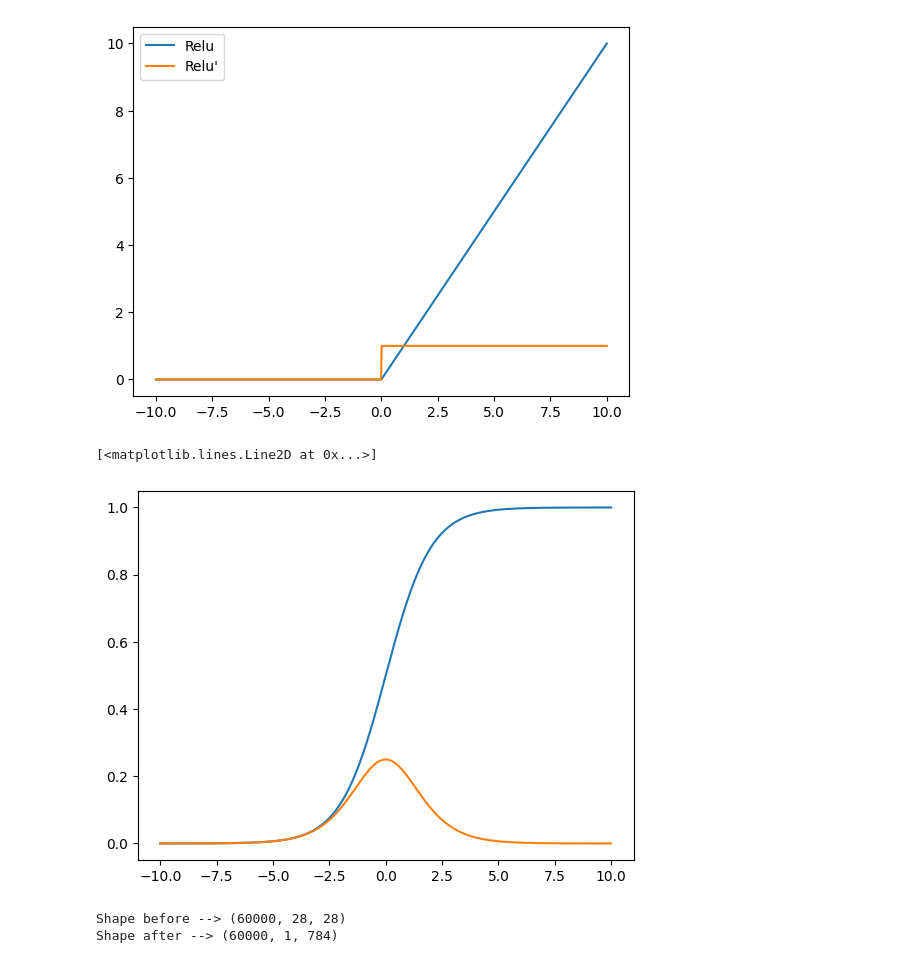
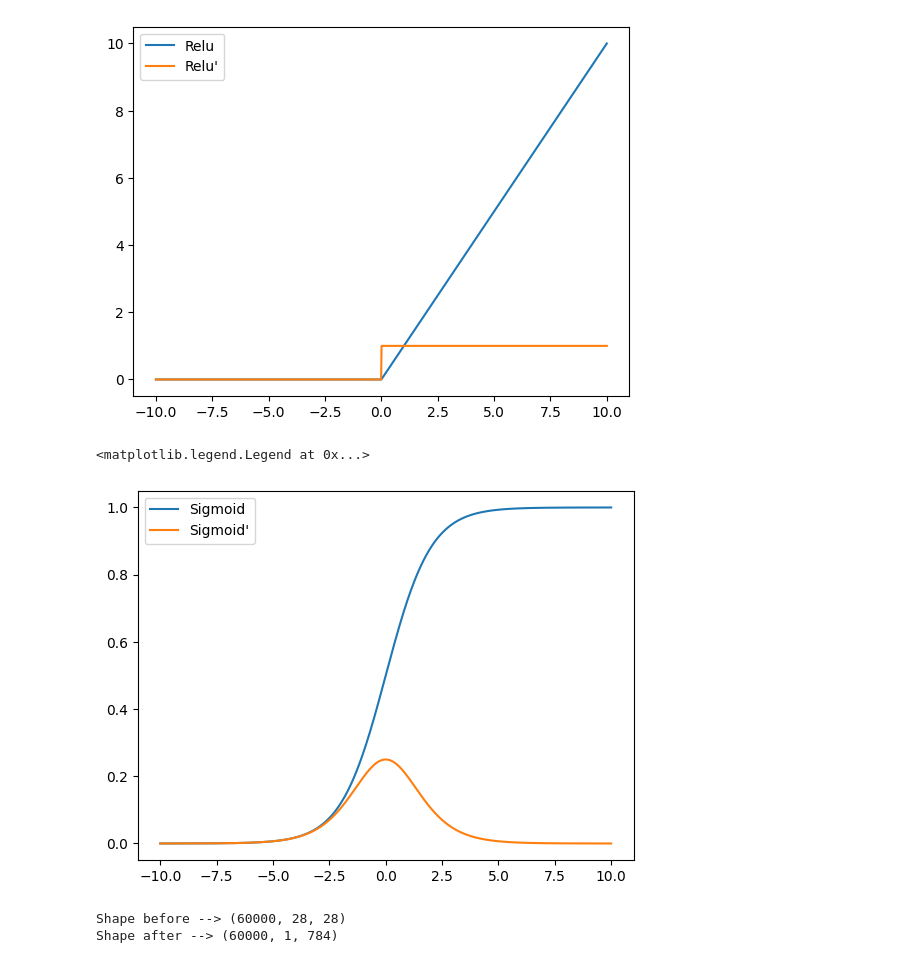
Before and after one commit to mahithsc/classifying-hand-written-numbers-with-numpy, a Jupyter notebook: mnist_model.ipynb, the cells around one changed output. Cells and saved outputs as stored; diff of their text form; code cells hidden in the pictures.

```diff
--- a/mnist_model.ipynb
+++ b/mnist_model.ipynb
@@ -35,17 +35,18 @@ plt.legend(['Relu', "Relu'"])
 # %%
 # sigmoid activation function
 def sigmoid(X):
     return 1/(1+np.exp(-X))
 
 def sigmoid_prime(X):
     return sigmoid(X)*(1-sigmoid(X))
 
 x = np.linspace(-10,10,1000)
 plt.plot(x, sigmoid(x))
 plt.plot(x, sigmoid_prime(x))
+plt.legend(['Sigmoid', "Sigmoid'"])
 # %% [output]
-[<matplotlib.lines.Line2D at 0x...>]
+<matplotlib.legend.Legend at 0x...>
-[figure, old version]
+[figure, new version]
 # %%
 print(f"Shape before --> {train_X.shape}")
 # reshaping the array to 1 x 784
```
